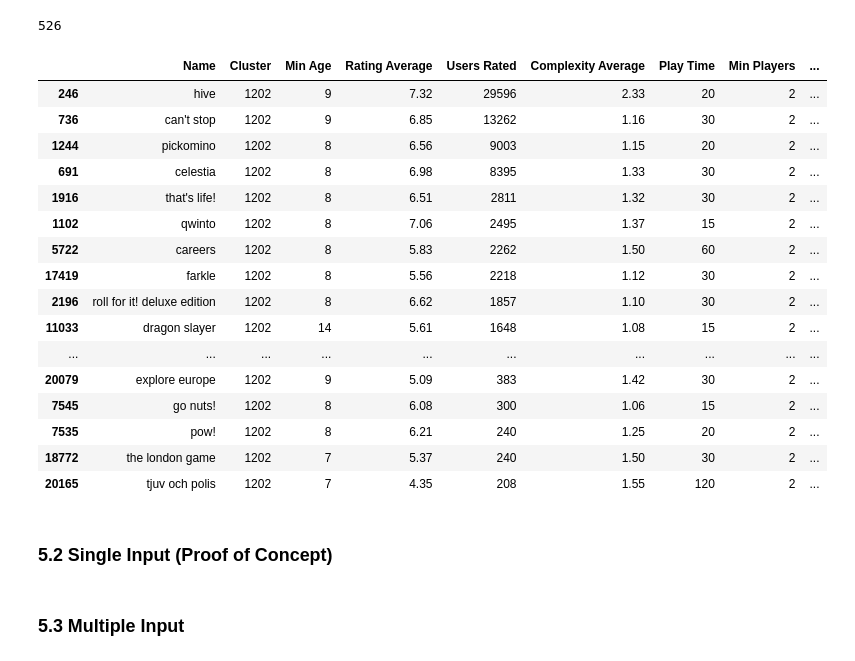
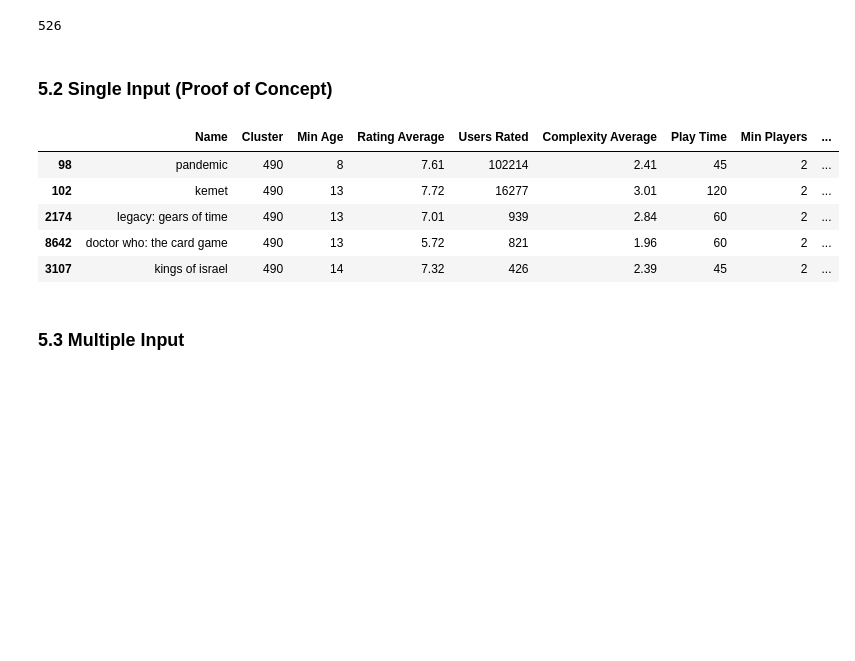
Before and after one commit to ChessGuy/data-projects, a Jupyter notebook: Board Game Recommender/Board Game Recommender.ipynb, the cells around one changed output. Saved outputs shown, nothing was run; the diff lists cells and outputs as text; code cells hidden in the pictures; blank space fills up the shorter version.

```diff
--- a/Board Game Recommender/Board Game Recommender.ipynb
+++ b/Board Game Recommender/Board Game Recommender.ipynb
@@ -654,6 +654,8 @@ plt.bar(sorted_counts.keys(), sorted_counts.values(), color='skyblue')
 (pd.DataFrame(kmeans_pca.labels_).value_counts() > 10).sum()
 # %% [output]
 526
+# %% [markdown]
+### 5.2 Single Input (Proof of Concept) <a class="anchor" id="proof"></a>
 # %%
 final_clusters = pd.DataFrame(kmeans_pca.labels_, columns=['Cluster'])
 search_df = pd.concat([names, final_clusters], axis=1)
@@ -664,28 +666,15 @@ search_df['Custom Rating'] = search_df['Users Rated'] * search_df['Rating Averag
 # %%
 search_df['Name'] = search_df['Name'].str.lower()
 # %%
-target_cluster = search_df[search_df['Name'] == "can't stop"]['Cluster'].item()
+target_cluster = search_df[search_df['Name'] == "pandemic"]['Cluster'].item()
 search_df[search_df['Cluster'] == target_cluster].sort_values(by='Custom Rating', ascending=False)
 # %% [output]
 |  | Name | Cluster | Min Age | Rating Average | Users Rated | Complexity Average | Play Time | Min Players | ... |
-| 246 | hive | 1202 | 9 | 7.32 | 29596 | 2.33 | 20 | 2 | ... |
-| 736 | can't stop | 1202 | 9 | 6.85 | 13262 | 1.16 | 30 | 2 | ... |
-| 1244 | pickomino | 1202 | 8 | 6.56 | 9003 | 1.15 | 20 | 2 | ... |
-| 691 | celestia | 1202 | 8 | 6.98 | 8395 | 1.33 | 30 | 2 | ... |
-| 1916 | that's life! | 1202 | 8 | 6.51 | 2811 | 1.32 | 30 | 2 | ... |
-| 1102 | qwinto | 1202 | 8 | 7.06 | 2495 | 1.37 | 15 | 2 | ... |
-| 5722 | careers | 1202 | 8 | 5.83 | 2262 | 1.50 | 60 | 2 | ... |
-| 17419 | farkle | 1202 | 8 | 5.56 | 2218 | 1.12 | 30 | 2 | ... |
-| 2196 | roll for it! deluxe edition | 1202 | 8 | 6.62 | 1857 | 1.10 | 30 | 2 | ... |
-| 11033 | dragon slayer | 1202 | 14 | 5.61 | 1648 | 1.08 | 15 | 2 | ... |
-| ... | ... | ... | ... | ... | ... | ... | ... | ... | ... |
-| 20079 | explore europe | 1202 | 9 | 5.09 | 383 | 1.42 | 30 | 2 | ... |
-| 7545 | go nuts! | 1202 | 8 | 6.08 | 300 | 1.06 | 15 | 2 | ... |
-| 7535 | pow! | 1202 | 8 | 6.21 | 240 | 1.25 | 20 | 2 | ... |
-| 18772 | the london game | 1202 | 7 | 5.37 | 240 | 1.50 | 30 | 2 | ... |
-| 20165 | tjuv och polis | 1202 | 7 | 4.35 | 208 | 1.55 | 120 | 2 | ... |
+| 98 | pandemic | 490 | 8 | 7.61 | 102214 | 2.41 | 45 | 2 | ... |
+| 102 | kemet | 490 | 13 | 7.72 | 16277 | 3.01 | 120 | 2 | ... |
+| 2174 | legacy: gears of time | 490 | 13 | 7.01 | 939 | 2.84 | 60 | 2 | ... |
+| 8642 | doctor who: the card game | 490 | 13 | 5.72 | 821 | 1.96 | 60 | 2 | ... |
+| 3107 | kings of israel | 490 | 14 | 7.32 | 426 | 2.39 | 45 | 2 | ... |
-# %% [markdown]
-### 5.2 Single Input (Proof of Concept) <a class="anchor" id="proof"></a>
 # %% [markdown]
 ### 5.3 Multiple Input <a class="anchor" id="mult"></a>
 # %% [markdown]
```
Also changed, not shown: parts of 14 cells of this notebook.
